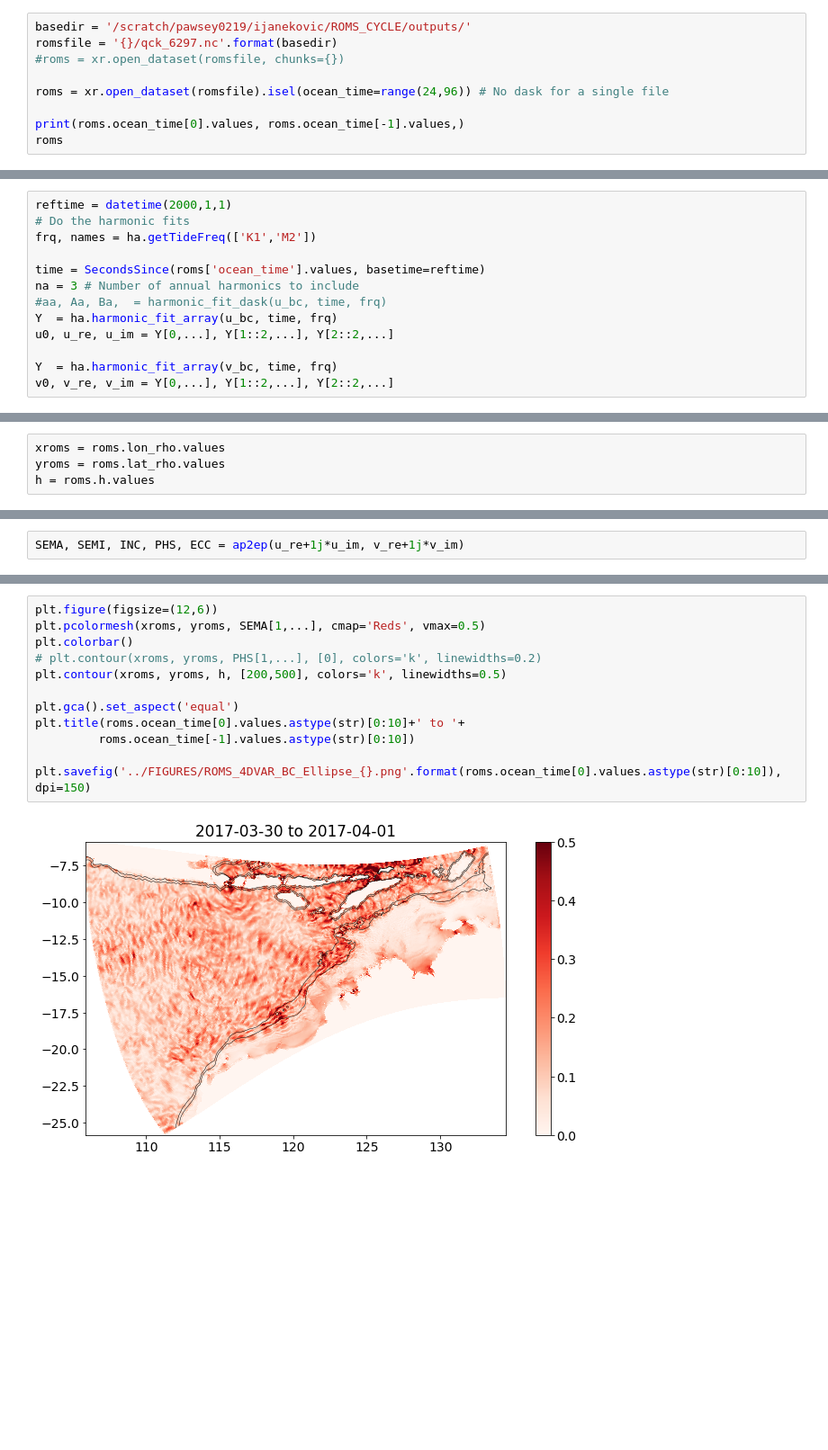
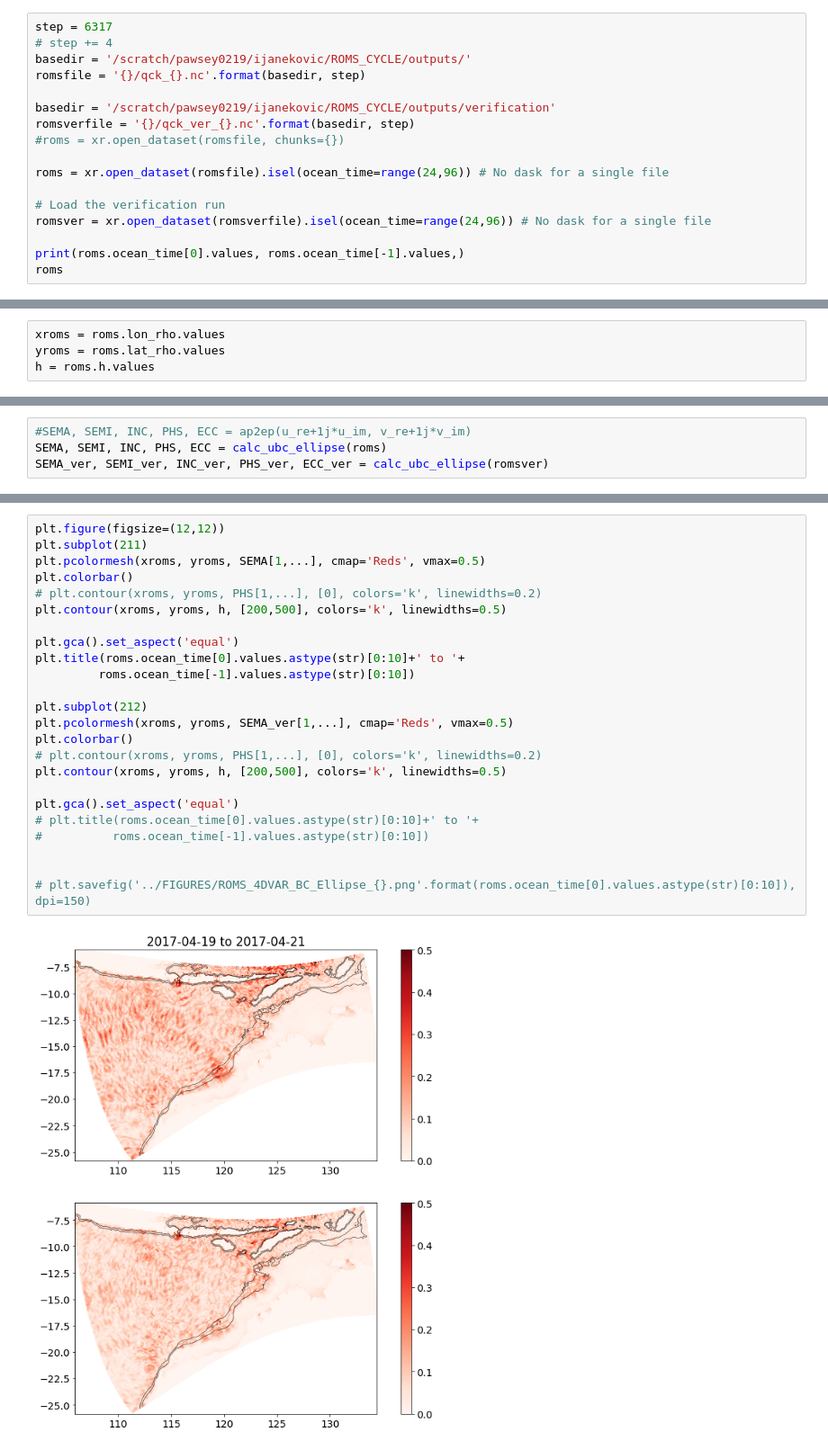
Before and after one commit to mrayson/roms_4dvar_browsebasin, a Jupyter notebook: NOTEBOOKS/calc_ubc_harmonics.ipynb, the cells around one changed output, grey strips where cells are left out. Shown at 90% size. Cells and saved outputs as stored; diff of their text form; blank space fills up the shorter version.

Commit message:
Added harmonic analysis notebooks

```diff
--- a/NOTEBOOKS/calc_ubc_harmonics.ipynb
+++ b/NOTEBOOKS/calc_ubc_harmonics.ipynb
@@ -69,10 +65,18 @@ fwd2_6281.nc               mod_6317.nc   qck_6353.nc
 # %%
+step = 6317
+# step += 4
 basedir = '/scratch/pawsey0219/ijanekovic/ROMS_CYCLE/outputs/'
-romsfile = '{}/qck_6297.nc'.format(basedir)
+romsfile = '{}/qck_{}.nc'.format(basedir, step)
+
+basedir = '/scratch/pawsey0219/ijanekovic/ROMS_CYCLE/outputs/verification'
+romsverfile = '{}/qck_ver_{}.nc'.format(basedir, step)
 #roms = xr.open_dataset(romsfile, chunks={})
 
 roms = xr.open_dataset(romsfile).isel(ocean_time=range(24,96)) # No dask for a single file
 
+# Load the verification run
+romsver = xr.open_dataset(romsverfile).isel(ocean_time=range(24,96)) # No dask for a single file
+
 print(roms.ocean_time[0].values, roms.ocean_time[-1].values,)
 roms
 # %% [output]
@@ -173,13 +150,0 @@ v_bc[np.isnan(v_bc)] = 0.
-# %%
-reftime = datetime(2000,1,1)
-# Do the harmonic fits
-frq, names = ha.getTideFreq(['K1','M2'])
-
-time = SecondsSince(roms['ocean_time'].values, basetime=reftime)
-na = 3 # Number of annual harmonics to include
-#aa, Aa, Ba,  = harmonic_fit_dask(u_bc, time, frq)
-Y  = ha.harmonic_fit_array(u_bc, time, frq)
-u0, u_re, u_im = Y[0,...], Y[1::2,...], Y[2::2,...]
-
-Y  = ha.harmonic_fit_array(v_bc, time, frq)
-v0, v_re, v_im = Y[0,...], Y[1::2,...], Y[2::2,...]
@@ -242,2 +252,4 @@ def ap2ep(u, v):
 # %%
-SEMA, SEMI, INC, PHS, ECC = ap2ep(u_re+1j*u_im, v_re+1j*v_im)
+#SEMA, SEMI, INC, PHS, ECC = ap2ep(u_re+1j*u_im, v_re+1j*v_im)
+SEMA, SEMI, INC, PHS, ECC = calc_ubc_ellipse(roms)
+SEMA_ver, SEMI_ver, INC_ver, PHS_ver, ECC_ver = calc_ubc_ellipse(romsver)
@@ -244,14 +261,26 @@ SEMA, SEMI, INC, PHS, ECC = ap2ep(u_re+1j*u_im, v_re+1j*v_im)
 # %%
-plt.figure(figsize=(12,6))
+plt.figure(figsize=(12,12))
+plt.subplot(211)
 plt.pcolormesh(xroms, yroms, SEMA[1,...], cmap='Reds', vmax=0.5)
 plt.colorbar()
 # plt.contour(xroms, yroms, PHS[1,...], [0], colors='k', linewidths=0.2)
 plt.contour(xroms, yroms, h, [200,500], colors='k', linewidths=0.5)
 
 plt.gca().set_aspect('equal')
 plt.title(roms.ocean_time[0].values.astype(str)[0:10]+' to '+
          roms.ocean_time[-1].values.astype(str)[0:10])
 
-plt.savefig('../FIGURES/ROMS_4DVAR_BC_Ellipse_{}.png'.format(roms.ocean_time[0].values.astype(str)[0:10]), dpi=150)
+plt.subplot(212)
+plt.pcolormesh(xroms, yroms, SEMA_ver[1,...], cmap='Reds', vmax=0.5)
+plt.colorbar()
+# plt.contour(xroms, yroms, PHS[1,...], [0], colors='k', linewidths=0.2)
+plt.contour(xroms, yroms, h, [200,500], colors='k', linewidths=0.5)
+
+plt.gca().set_aspect('equal')
+# plt.title(roms.ocean_time[0].values.astype(str)[0:10]+' to '+
+#          roms.ocean_time[-1].values.astype(str)[0:10])
+
+
+# plt.savefig('../FIGURES/ROMS_4DVAR_BC_Ellipse_{}.png'.format(roms.ocean_time[0].values.astype(str)[0:10]), dpi=150)
 # %% [output]
-[figure, old version]
+[figure, new version]
```
Also changed, not shown: parts of 20 cells of this notebook, 1 other file.
